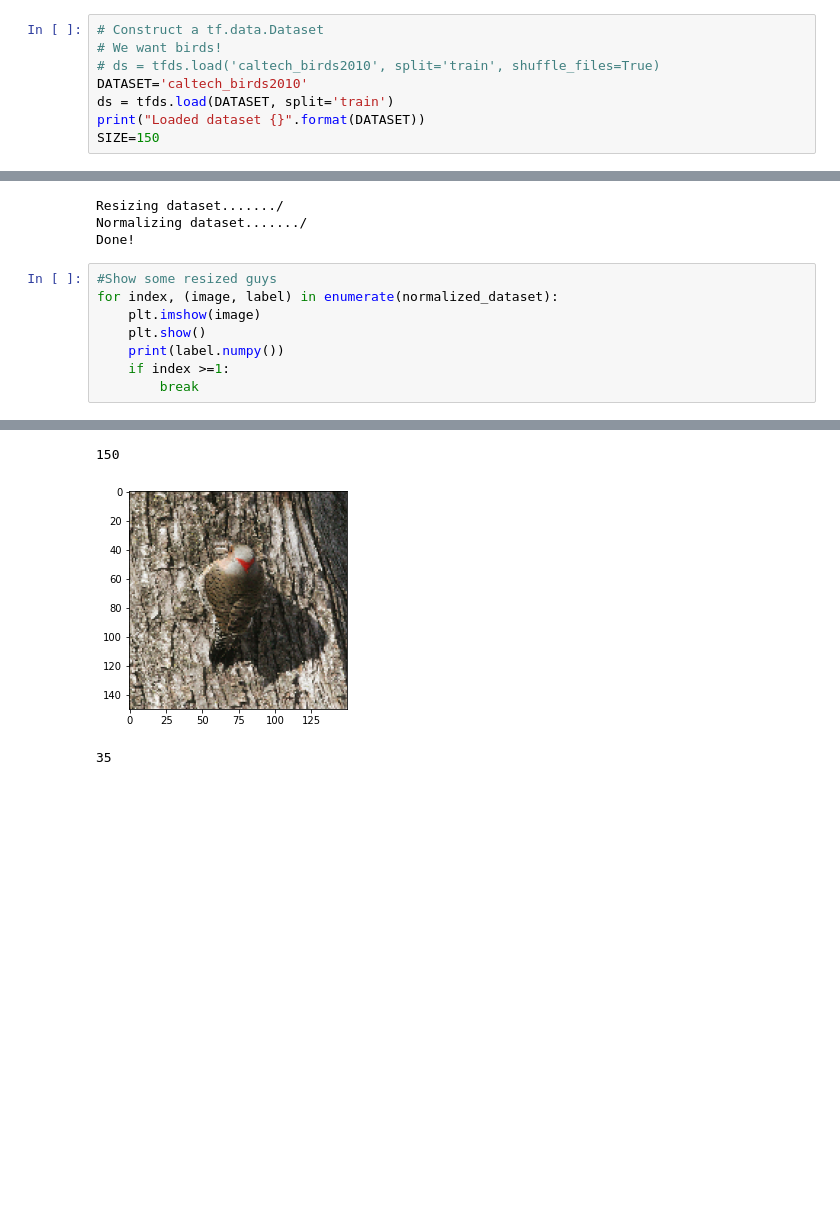
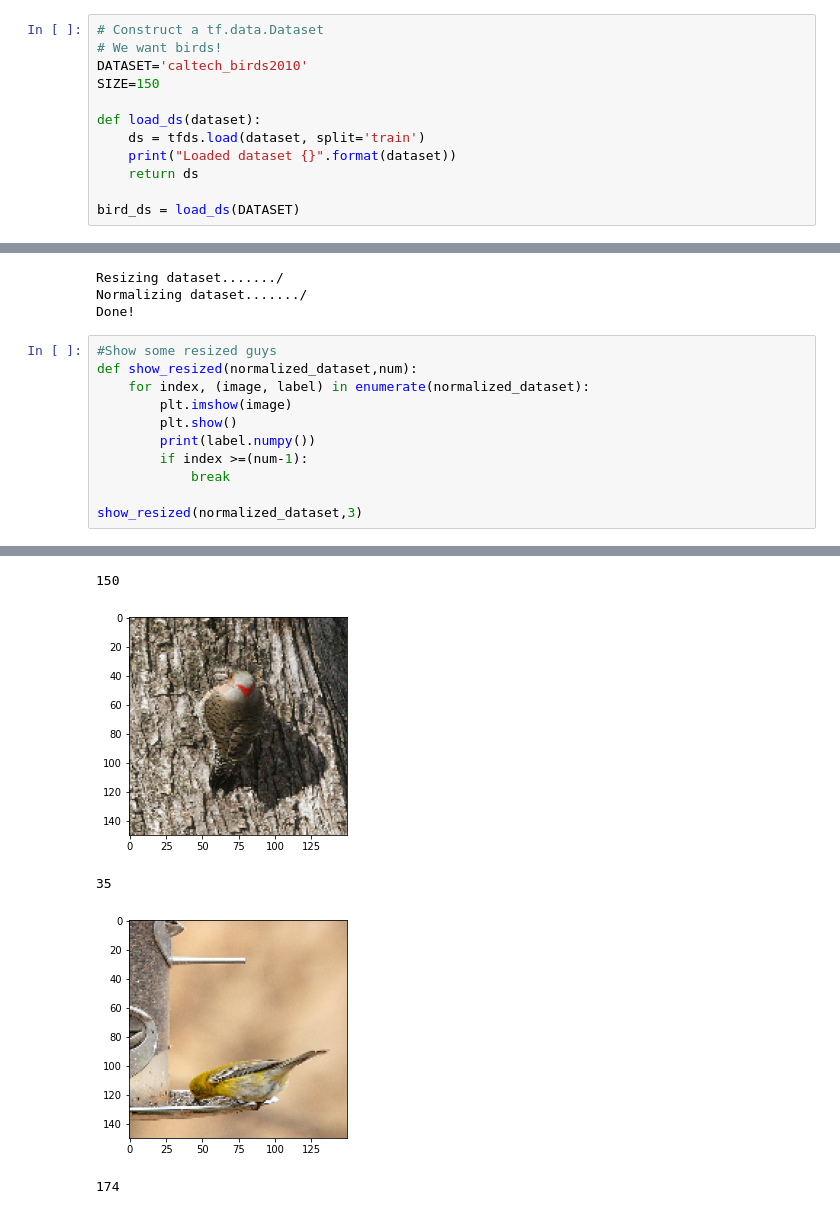
Before and after one commit to bencravens/machine-learning, a Jupyter notebook: BirdNet.ipynb, the cells around one changed output, grey strips where cells are left out. Saved outputs shown, nothing was run; the diff lists cells and outputs as text; blank space fills up the shorter version.

```diff
--- a/BirdNet.ipynb
+++ b/BirdNet.ipynb
@@ -20,11 +20,15 @@ True
 # %%
 # Construct a tf.data.Dataset
 # We want birds!
-# ds = tfds.load('caltech_birds2010', split='train', shuffle_files=True)
 DATASET='caltech_birds2010'
-ds = tfds.load(DATASET, split='train')
-print("Loaded dataset {}".format(DATASET))
 SIZE=150
+
+def load_ds(dataset):
+    ds = tfds.load(dataset, split='train')
+    print("Loaded dataset {}".format(dataset))
+    return ds
+
+bird_ds = load_ds(DATASET)
 # %% [output]
 Loaded dataset caltech_birds2010
 # %%
@@ -70,17 +70,22 @@ Normalizing dataset......./
 Done!
 # %%
 #Show some resized guys
-for index, (image, label) in enumerate(normalized_dataset):
-    plt.imshow(image)
-    plt.show()
-    print(label.numpy())
-    if index >=1:
-        break
+def show_resized(normalized_dataset,num):
+    for index, (image, label) in enumerate(normalized_dataset):
+        plt.imshow(image)
+        plt.show()
+        print(label.numpy())
+        if index >=(num-1):
+            break
+
+show_resized(normalized_dataset,3)
 # %% [output]
 [figure]
 150
 [figure]
 35
+[figure, added]
+174
 # %%
 num_classes = 200 #200 birds
 
```
Also changed, not shown: parts of 5 cells of this notebook.
